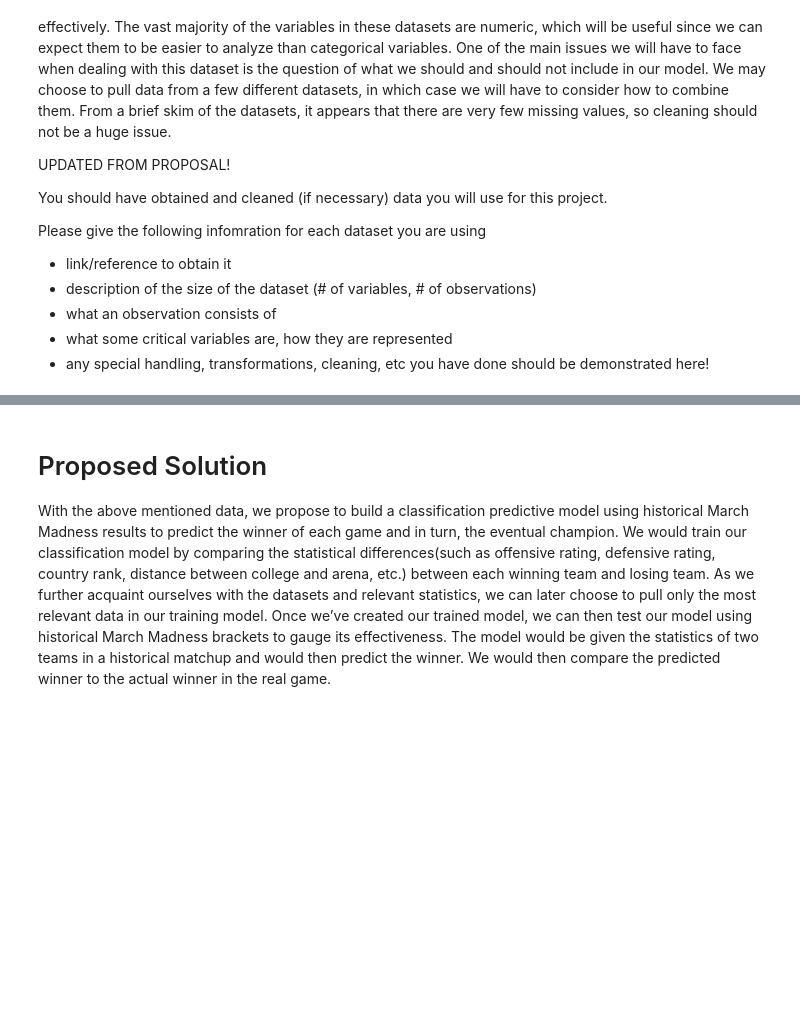
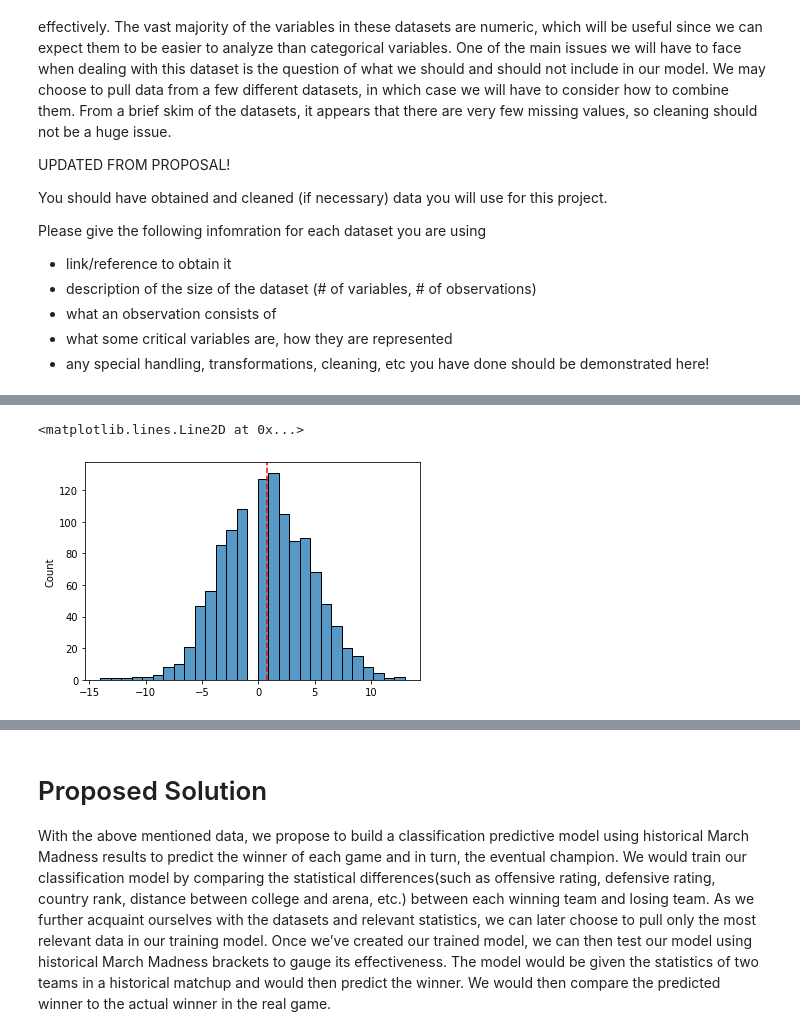
Before and after one commit to COGS118A/Group006-Sp22, a Jupyter notebook: Checkpoint_group006.ipynb, the cells around one changed output, grey strips where cells are left out. Cells and saved outputs as stored; diff of their text form; code cells hidden in the pictures; blank space fills up the shorter version.

```diff
--- a/Checkpoint_group006.ipynb
+++ b/Checkpoint_group006.ipynb
@@ -43,0 +213,8 @@ Please give the following infomration for each dataset you are using
+# %%
+# histogram of 3 point make differentials
+sns.histplot(data['WFGM3']-data['LFGM3'])
+plt.axvline(x=(data['WFGM3']-data['LFGM3']).mean(),
+            color='red', ls='--')
+# %% [output]
+<matplotlib.lines.Line2D at 0x...>
+[figure, added]
```
Also changed, not shown: parts of 35 cells of this notebook.
